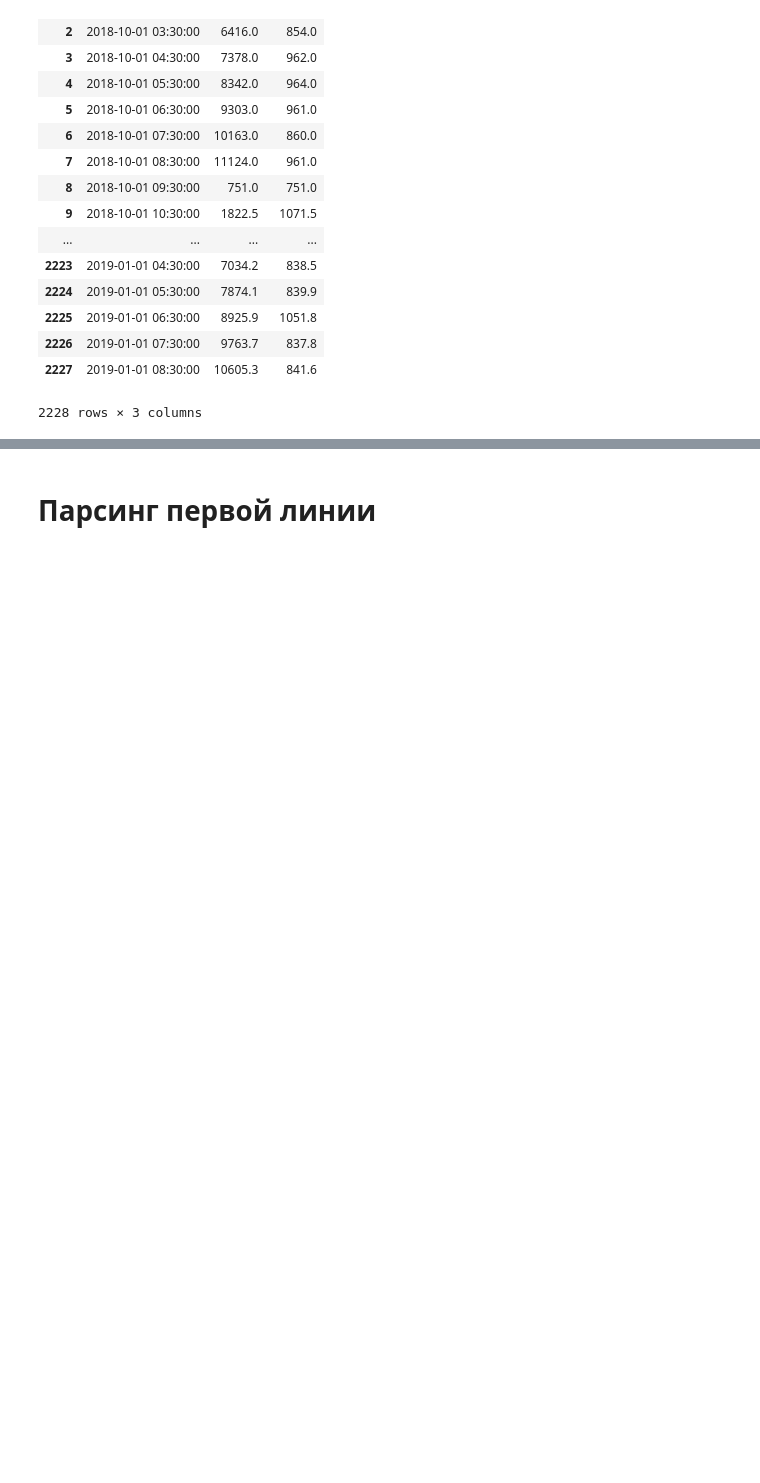
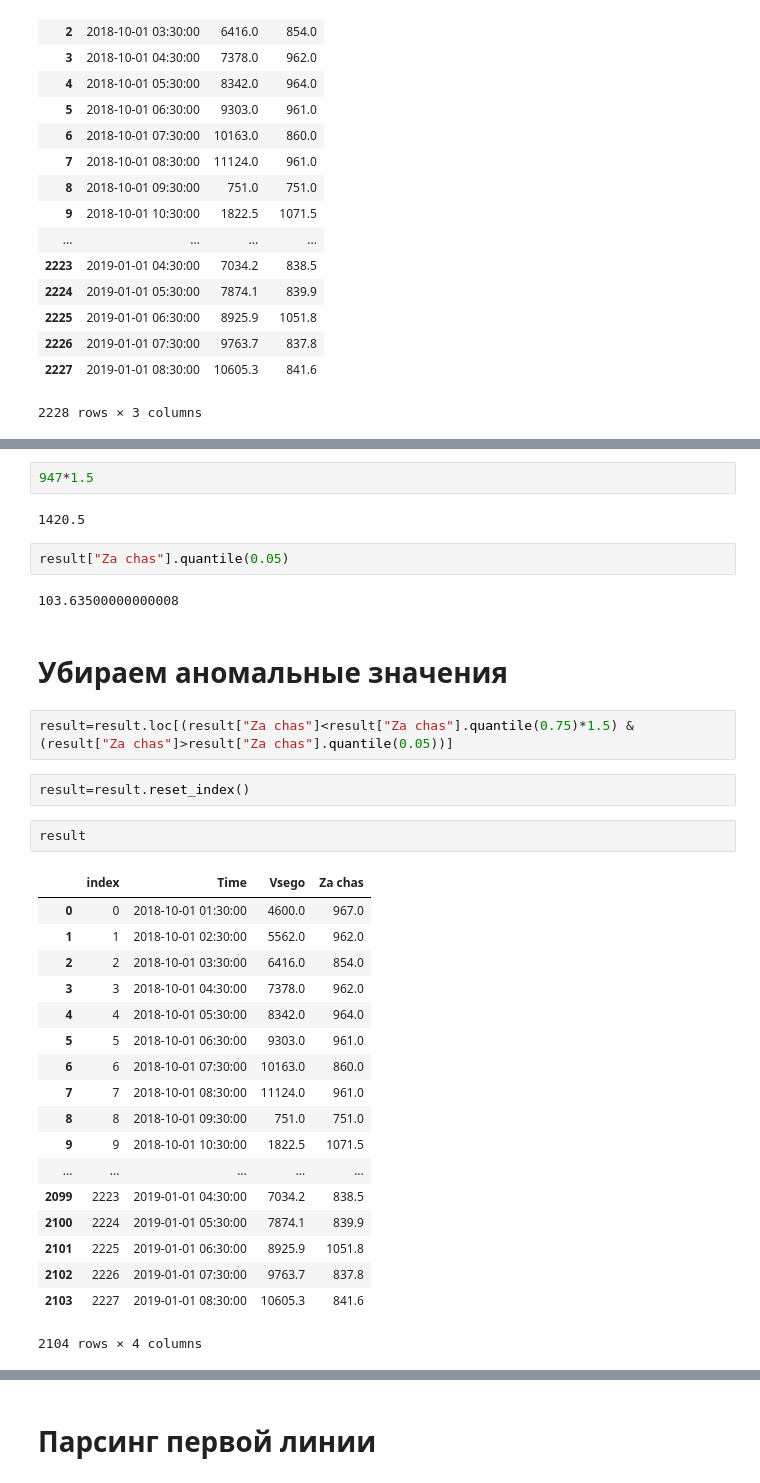
Before and after one commit to qwertistuff/Techno-nicol, a Jupyter notebook: Parsing.ipynb, the cells around one changed output, grey strips where cells are left out. Drawn from its saved outputs; the diff is of its cells as text; blank space fills up the shorter version.

```diff
--- a/Parsing.ipynb
+++ b/Parsing.ipynb
@@ -159,0 +181,35 @@ result
+# %%
+947*1.5
+# %% [output]
+1420.5
+# %%
+result["Za chas"].quantile(0.05)
+# %% [output]
+103.63500000000008
+# %% [markdown]
+# Убираем аномальные значения
+# %%
+result=result.loc[(result["Za chas"]<result["Za chas"].quantile(0.75)*1.5) & (result["Za chas"]>result["Za chas"].quantile(0.05))]
+# %%
+result=result.reset_index()
+# %%
+result
+# %% [output]
+|  | index | Time | Vsego | Za chas |
+| 0 | 0 | 2018-10-01 01:30:00 | 4600.0 | 967.0 |
+| 1 | 1 | 2018-10-01 02:30:00 | 5562.0 | 962.0 |
+| 2 | 2 | 2018-10-01 03:30:00 | 6416.0 | 854.0 |
+| 3 | 3 | 2018-10-01 04:30:00 | 7378.0 | 962.0 |
+| 4 | 4 | 2018-10-01 05:30:00 | 8342.0 | 964.0 |
+| 5 | 5 | 2018-10-01 06:30:00 | 9303.0 | 961.0 |
+| 6 | 6 | 2018-10-01 07:30:00 | 10163.0 | 860.0 |
+| 7 | 7 | 2018-10-01 08:30:00 | 11124.0 | 961.0 |
+| 8 | 8 | 2018-10-01 09:30:00 | 751.0 | 751.0 |
+| 9 | 9 | 2018-10-01 10:30:00 | 1822.5 | 1071.5 |
+| ... | ... | ... | ... | ... |
+| 2099 | 2223 | 2019-01-01 04:30:00 | 7034.2 | 838.5 |
+| 2100 | 2224 | 2019-01-01 05:30:00 | 7874.1 | 839.9 |
+| 2101 | 2225 | 2019-01-01 06:30:00 | 8925.9 | 1051.8 |
+| 2102 | 2226 | 2019-01-01 07:30:00 | 9763.7 | 837.8 |
+| 2103 | 2227 | 2019-01-01 08:30:00 | 10605.3 | 841.6 |
+2104 rows × 4 columns
```
Also changed, not shown: parts of 20 cells of this notebook.
